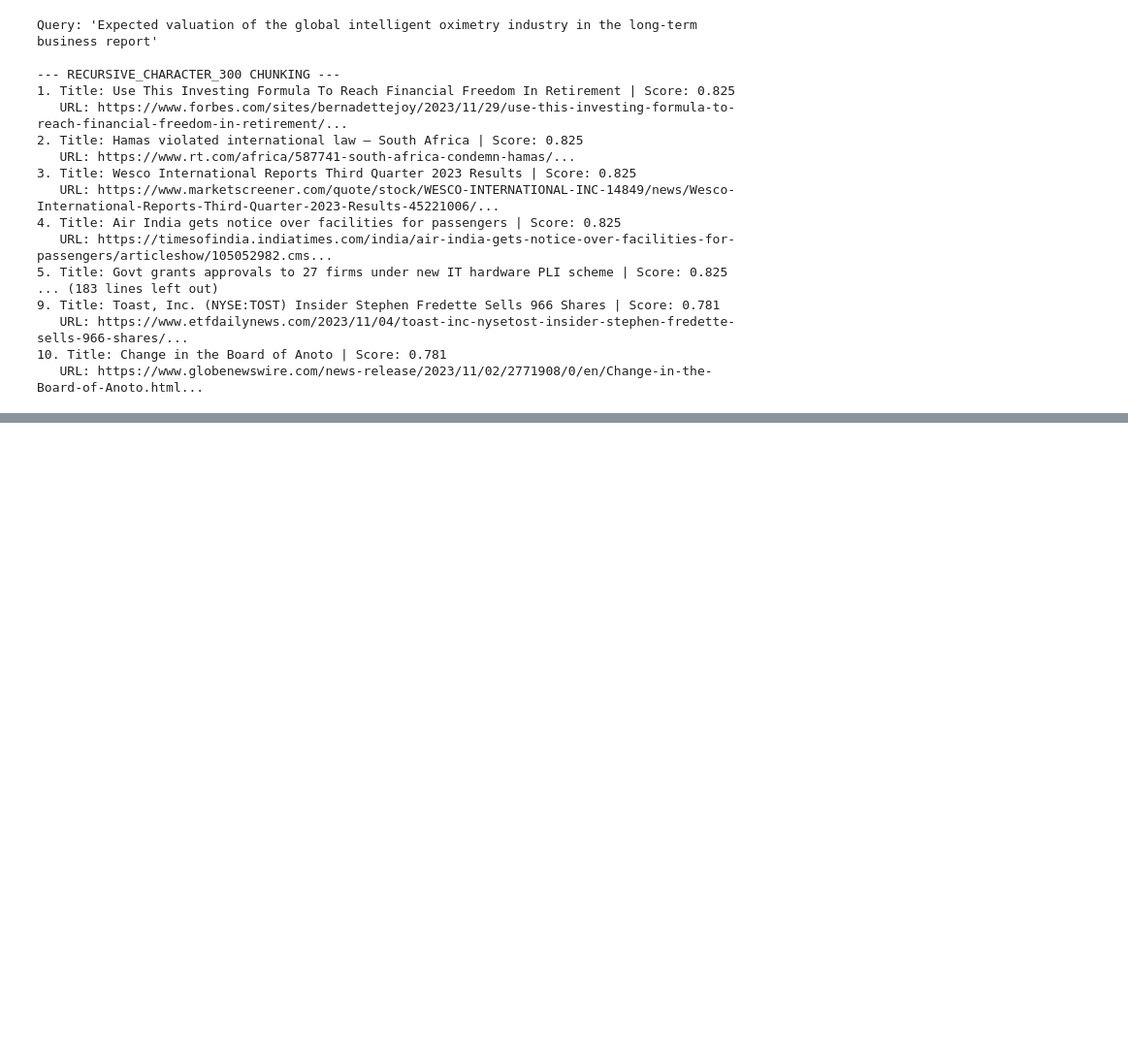
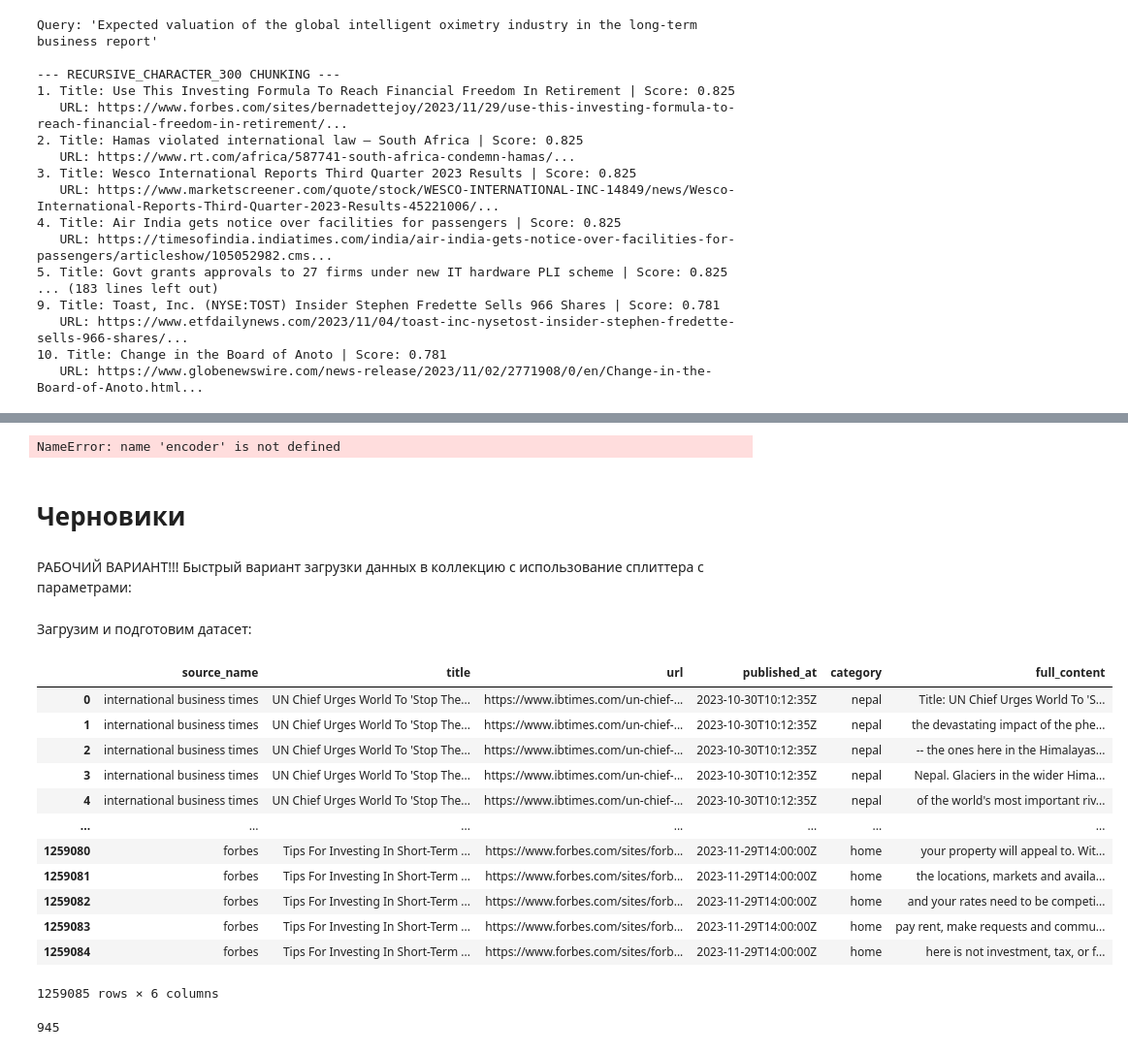
Before and after one commit to artyomboyko/Qdrant_Final_Project, a Jupyter notebook: app/Final_Project.ipynb, the cells around one changed output, grey strips where cells are left out. Shown at 97% size. Drawn from its saved outputs; the diff is of its cells as text; code cells hidden in the pictures; blank space fills up the shorter version.

```diff
--- a/app/Final_Project.ipynb
+++ b/app/Final_Project.ipynb
@@ -895,0 +1227,11 @@ URL: https://www.globenewswire.com/news-release/2023/11/07/2774725/32656/en/Smar
+# %%
+test_query = "Smart Pulse Oximeters Market Size to Reach USD 2.3 billion by 2031 at 4.6% CAGR"
+query_embedding = encoder.encode(test_query)
+
+query_embedding
+# %% [output]
+NameError: name 'encoder' is not defined
+# %% [markdown]
+# Черновики
+# %% [markdown]
+РАБОЧИЙ ВАРИАНТ!!! Быстрый вариант загрузки данных в коллекцию c использование сплиттера с параметрами:
@@ -895,0 +1290,39 @@ URL: https://www.globenewswire.com/news-release/2023/11/07/2774725/32656/en/Smar
+# %% [markdown]
+Загрузим и подготовим датасет:
+# %%
+import pandas as pd
+from tqdm.auto import tqdm
+from langchain_text_splitters import RecursiveCharacterTextSplitter
+
+tqdm.pandas()
+
+
+def split_text(text):
+    splitter = RecursiveCharacterTextSplitter(
+        chunk_size=300,
+        chunk_overlap=30,
+    )
+    return splitter.split_text(text)
+
+
+
+
+dataset['full_content'] = dataset['full_content'].progress_apply(split_text)
+
+dataset = dataset.explode('full_content').reset_index(drop=True)
+
+dataset
+# %% [output]
+|  | source_name | title | url | published_at | category | full_content |
+| 0 | international business times | UN Chief Urges World To 'Stop The... | https://www.ibtimes.com/un-chief-... | 2023-10-30T10:12:35Z | nepal | Title: UN Chief Urges World To 'S... |
+| 1 | international business times | UN Chief Urges World To 'Stop The... | https://www.ibtimes.com/un-chief-... | 2023-10-30T10:12:35Z | nepal | the devastating impact of the phe... |
+| 2 | international business times | UN Chief Urges World To 'Stop The... | https://www.ibtimes.com/un-chief-... | 2023-10-30T10:12:35Z | nepal | -- the ones here in the Himalayas... |
+| 3 | international business times | UN Chief Urges World To 'Stop The... | https://www.ibtimes.com/un-chief-... | 2023-10-30T10:12:35Z | nepal | Nepal. Glaciers in the wider Hima... |
+| 4 | international business times | UN Chief Urges World To 'Stop The... | https://www.ibtimes.com/un-chief-... | 2023-10-30T10:12:35Z | nepal | of the world's most important riv... |
+| ... | ... | ... | ... | ... | ... | ... |
+| 1259080 | forbes | Tips For Investing In Short-Term ... | https://www.forbes.com/sites/forb... | 2023-11-29T14:00:00Z | home | your property will appeal to. Wit... |
+| 1259081 | forbes | Tips For Investing In Short-Term ... | https://www.forbes.com/sites/forb... | 2023-11-29T14:00:00Z | home | the locations, markets and availa... |
+| 1259082 | forbes | Tips For Investing In Short-Term ... | https://www.forbes.com/sites/forb... | 2023-11-29T14:00:00Z | home | and your rates need to be competi... |
+| 1259083 | forbes | Tips For Investing In Short-Term ... | https://www.forbes.com/sites/forb... | 2023-11-29T14:00:00Z | home | pay rent, make requests and commu... |
+| 1259084 | forbes | Tips For Investing In Short-Term ... | https://www.forbes.com/sites/forb... | 2023-11-29T14:00:00Z | home | here is not investment, tax, or f... |
+1259085 rows × 6 columns
@@ -895,0 +1339,12 @@ URL: https://www.globenewswire.com/news-release/2023/11/07/2774725/32656/en/Smar
+# %%
+def product_of_odds(data):   # data - список целых чисел
+    result = 1
+    for i in data:
+        if i % 2 == 1:
+            result *= i
+
+    return result
+
+print(product_of_odds([1, 2, 3, 4, 5, 6, 7, 8, 9, 10]))
+# %% [output]
+945
```
Also changed, not shown: parts of 26 cells of this notebook, 2 other files.
